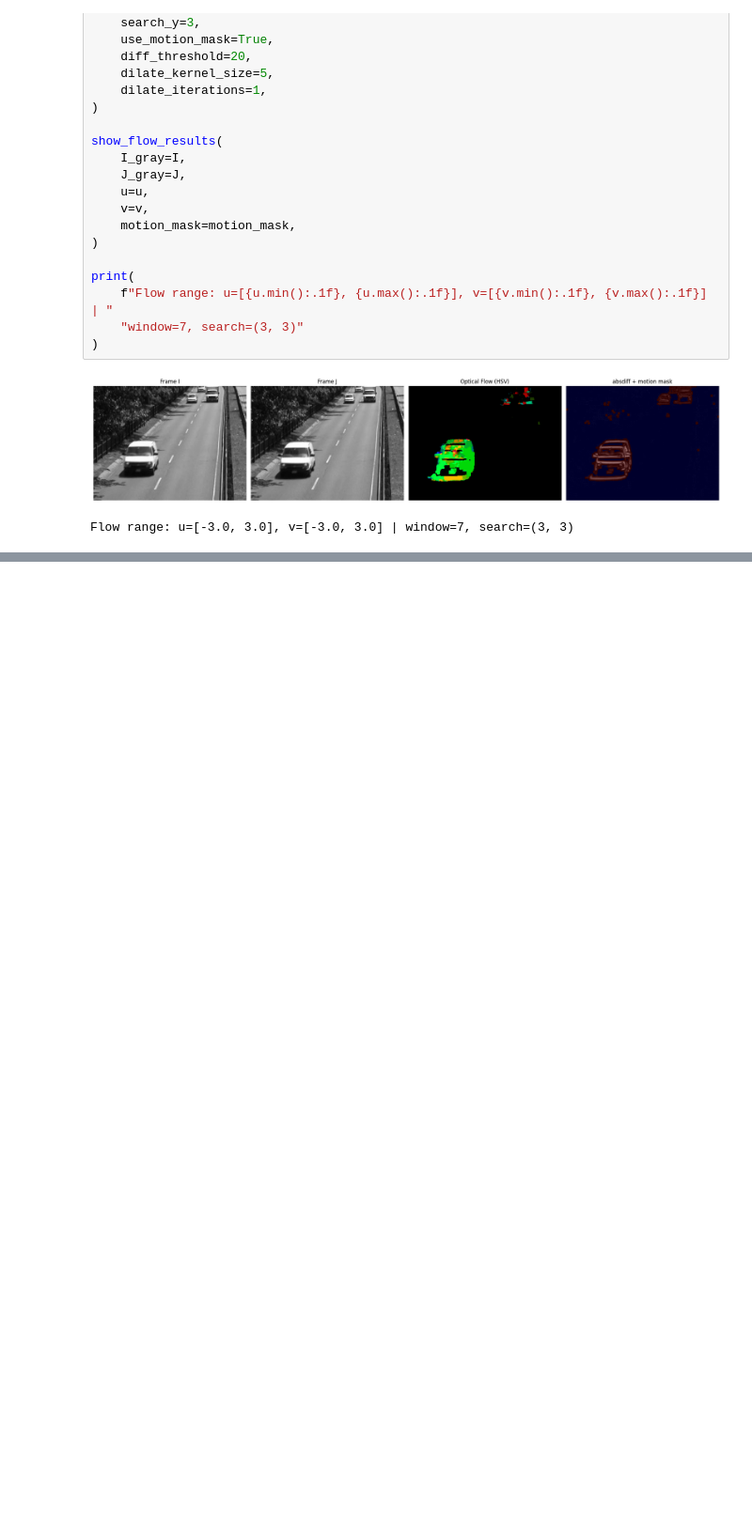
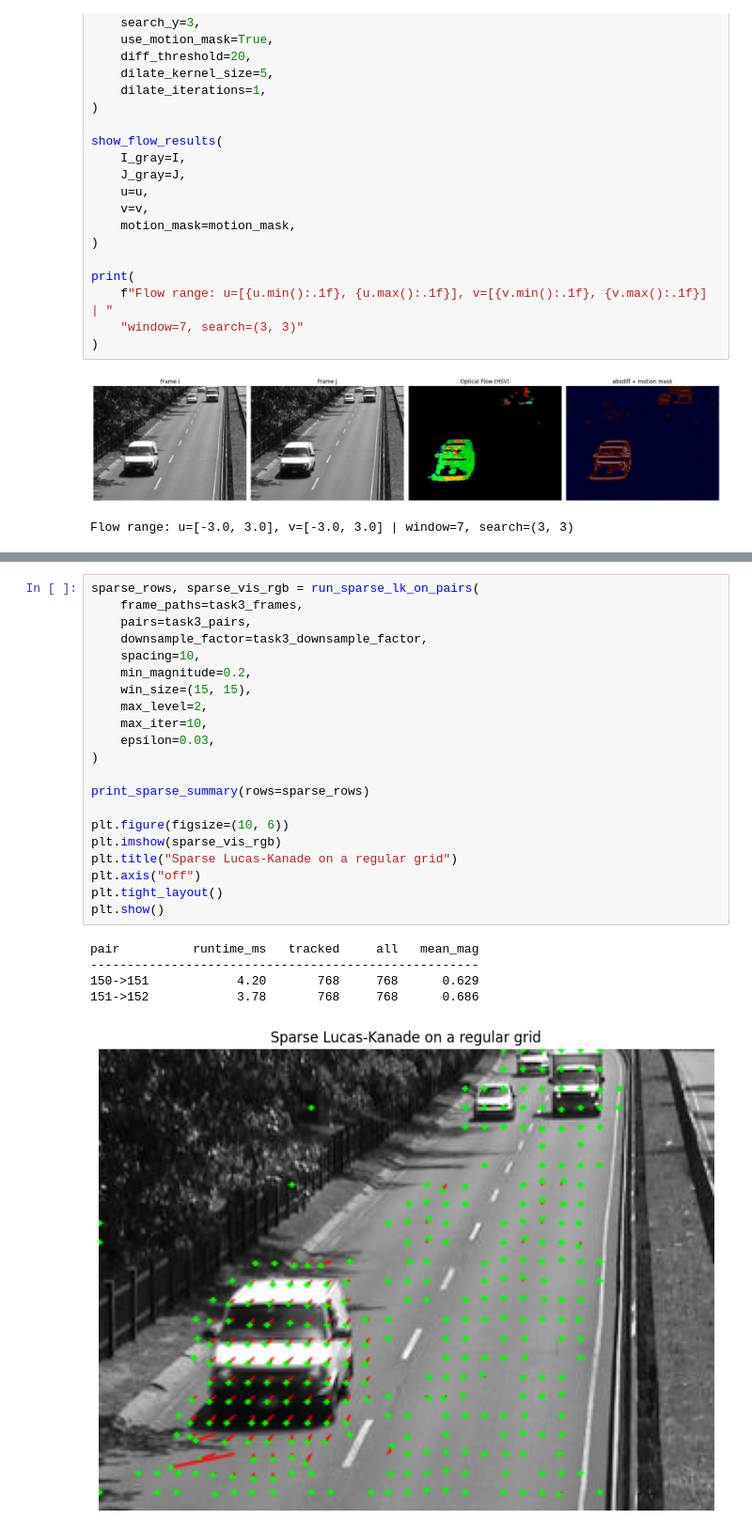
Before and after one commit to marcinwolder/zaawansowane-algorytmy-wizyjne, a Jupyter notebook: lab07/lab07.ipynb, the cells around one changed output, grey strips where cells are left out. Shown at 94% size. Cells and saved outputs as stored; diff of their text form; blank space fills up the shorter version.

```diff
--- a/lab07/lab07.ipynb
+++ b/lab07/lab07.ipynb
@@ -494,0 +970,27 @@ multi-scale small:  1.150 s
+# %%
+sparse_rows, sparse_vis_rgb = run_sparse_lk_on_pairs(
+    frame_paths=task3_frames,
+    pairs=task3_pairs,
+    downsample_factor=task3_downsample_factor,
+    spacing=10,
+    min_magnitude=0.2,
+    win_size=(15, 15),
+    max_level=2,
+    max_iter=10,
+    epsilon=0.03,
+)
+
+print_sparse_summary(rows=sparse_rows)
+
+plt.figure(figsize=(10, 6))
+plt.imshow(sparse_vis_rgb)
+plt.title("Sparse Lucas-Kanade on a regular grid")
+plt.axis("off")
+plt.tight_layout()
+plt.show()
+# %% [output]
+pair          runtime_ms   tracked     all   mean_mag
+-----------------------------------------------------
+150->151            4.20       768     768      0.629
+151->152            3.78       768     768      0.686
+[figure, added]
```
Also changed, not shown: parts of 15 cells of this notebook, 3 other files.
